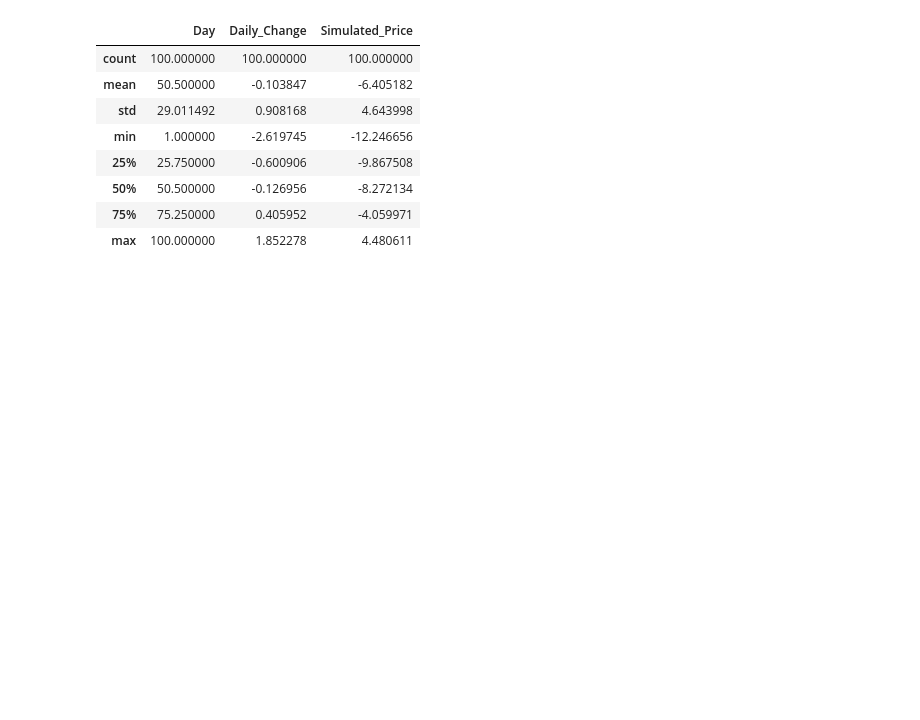
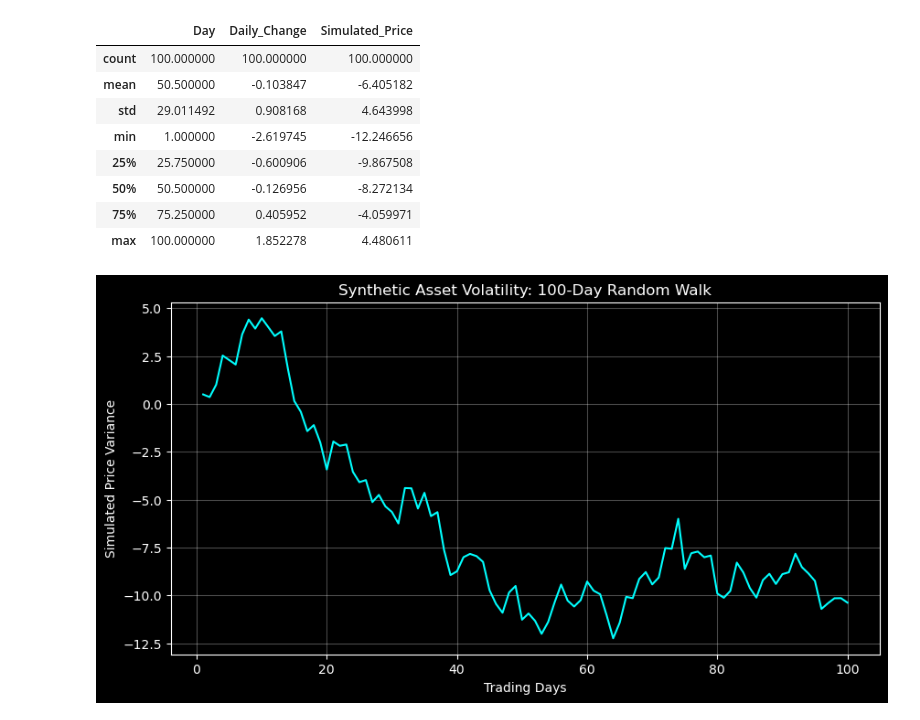
Before and after one commit to virosakala/Quantitative-Market-Simulation, a Jupyter notebook: Simulation_Model_01.ipynb, the cells around one changed output. Saved outputs shown, nothing was run; the diff lists cells and outputs as text; code cells hidden in the pictures; blank space fills up the shorter version.

Commit message:
Add files via upload
Added matplotlib data visualisation for 100 day random walk

```diff
--- a/Simulation_Model_01.ipynb
+++ b/Simulation_Model_01.ipynb
@@ -38,3 +38,23 @@ Market Simulation Operational. Statistical Summary:
 | 50% | 50.500000 | -0.126956 | -8.272134 |
 | 75% | 75.250000 | 0.405952 | -4.059971 |
 | max | 100.000000 | 1.852278 | 4.480611 |
+# %%
+import matplotlib.pyplot as plt
+
+# Setting the aesthetic style of the plot
+plt.style.use('dark_background')
+plt.figure(figsize=(10, 5))
+
+# Plotting the simulated price path
+plt.plot(market_data['Day'], market_data['Simulated_Price'], color='cyan', linewidth=1.5)
+
+# Adding professional labels
+plt.title('Synthetic Asset Volatility: 100-Day Random Walk')
+plt.xlabel('Trading Days')
+plt.ylabel('Simulated Price Variance')
+plt.grid(True, alpha=0.3)
+
+# Displaying the final asset
+plt.show()
+# %% [output]
+[figure, added]
```
